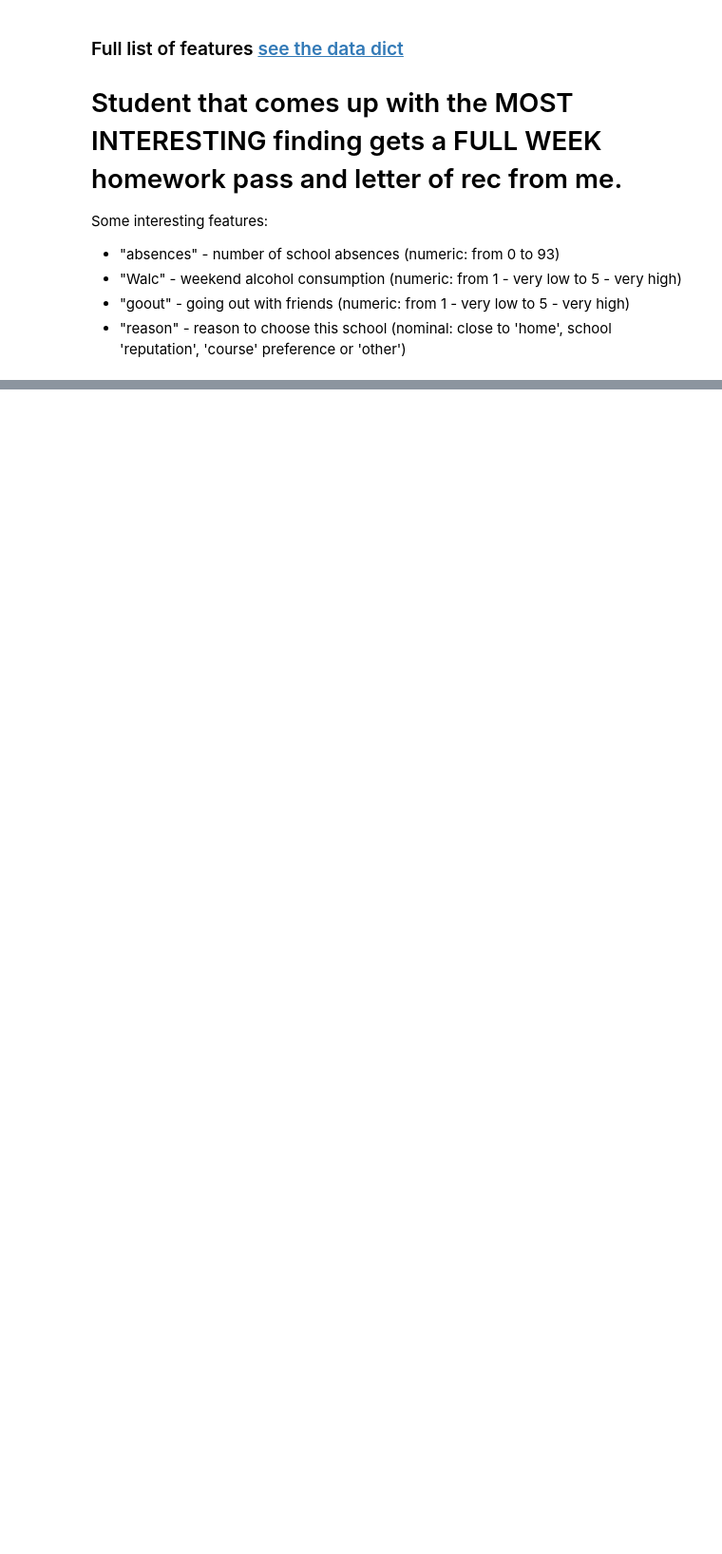
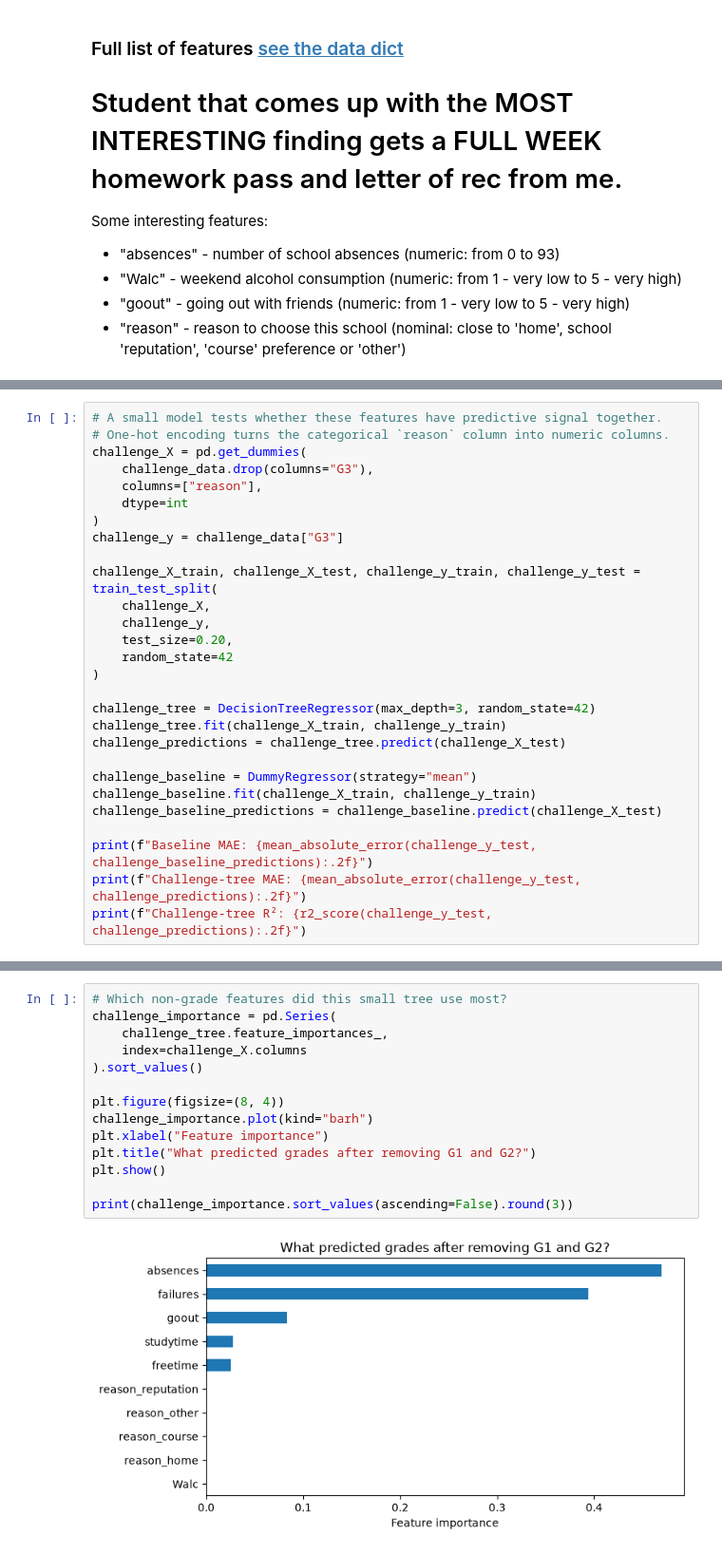
Before and after one commit to Aqureshi106/ds-fall-2026, a Jupyter notebook: Week-09-Trees/student_final_grades_trees_and_forests.ipynb, the cells around one changed output, grey strips where cells are left out. Shown at 95% size. Cells and saved outputs as stored; diff of their text form; blank space fills up the shorter version.

Commit message:
Add non-grade feature analysis to Week 9 notebook

```diff
--- a/Week-09-Trees/student_final_grades_trees_and_forests.ipynb
+++ b/Week-09-Trees/student_final_grades_trees_and_forests.ipynb
@@ -408,0 +461,28 @@ Some interesting features:
+# %%
+# A small model tests whether these features have predictive signal together.
+# One-hot encoding turns the categorical `reason` column into numeric columns.
+challenge_X = pd.get_dummies(
+    challenge_data.drop(columns="G3"),
+    columns=["reason"],
+    dtype=int
+)
+challenge_y = challenge_data["G3"]
+
+challenge_X_train, challenge_X_test, challenge_y_train, challenge_y_test = train_test_split(
+    challenge_X,
+    challenge_y,
+    test_size=0.20,
+    random_state=42
+)
+
+challenge_tree = DecisionTreeRegressor(max_depth=3, random_state=42)
+challenge_tree.fit(challenge_X_train, challenge_y_train)
+challenge_predictions = challenge_tree.predict(challenge_X_test)
+
+challenge_baseline = DummyRegressor(strategy="mean")
+challenge_baseline.fit(challenge_X_train, challenge_y_train)
+challenge_baseline_predictions = challenge_baseline.predict(challenge_X_test)
+
+print(f"Baseline MAE: {mean_absolute_error(challenge_y_test, challenge_baseline_predictions):.2f}")
+print(f"Challenge-tree MAE: {mean_absolute_error(challenge_y_test, challenge_predictions):.2f}")
+print(f"Challenge-tree R²: {r2_score(challenge_y_test, challenge_predictions):.2f}")
@@ -408,0 +493,16 @@ Some interesting features:
+# %%
+# Which non-grade features did this small tree use most?
+challenge_importance = pd.Series(
+    challenge_tree.feature_importances_,
+    index=challenge_X.columns
+).sort_values()
+
+plt.figure(figsize=(8, 4))
+challenge_importance.plot(kind="barh")
+plt.xlabel("Feature importance")
+plt.title("What predicted grades after removing G1 and G2?")
+plt.show()
+
+print(challenge_importance.sort_values(ascending=False).round(3))
+# %% [output]
+[figure, added]
```
Also changed, not shown: parts of 10 cells of this notebook.
